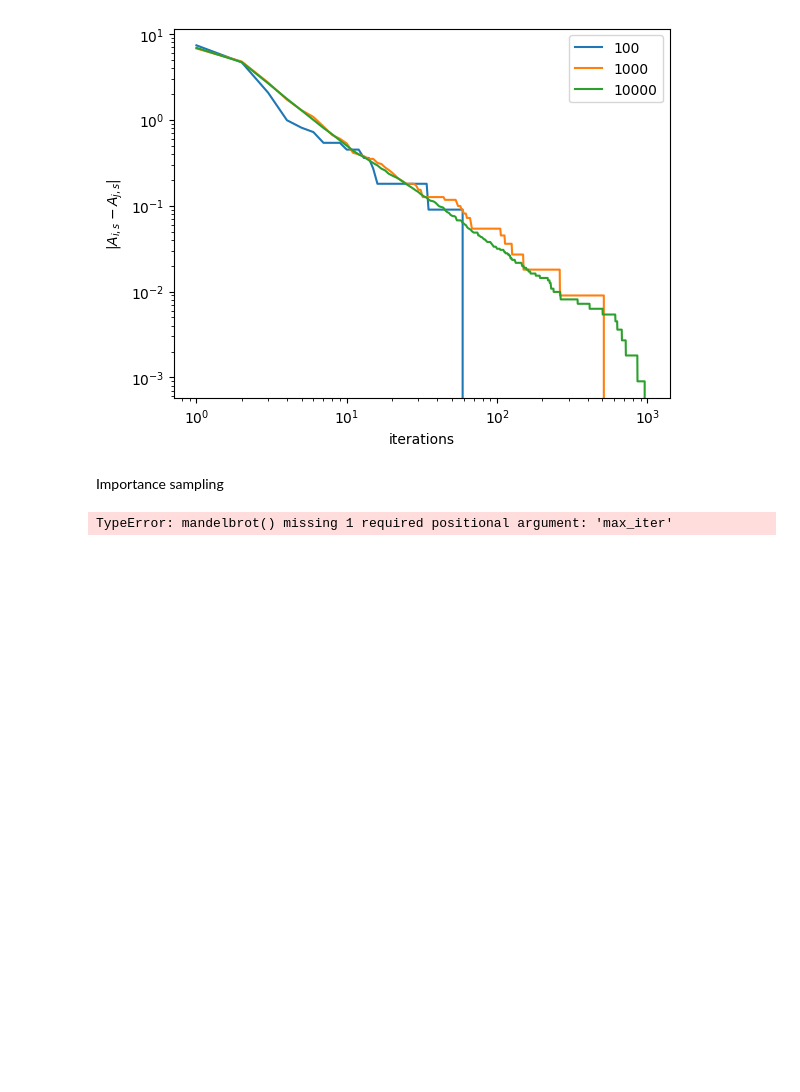
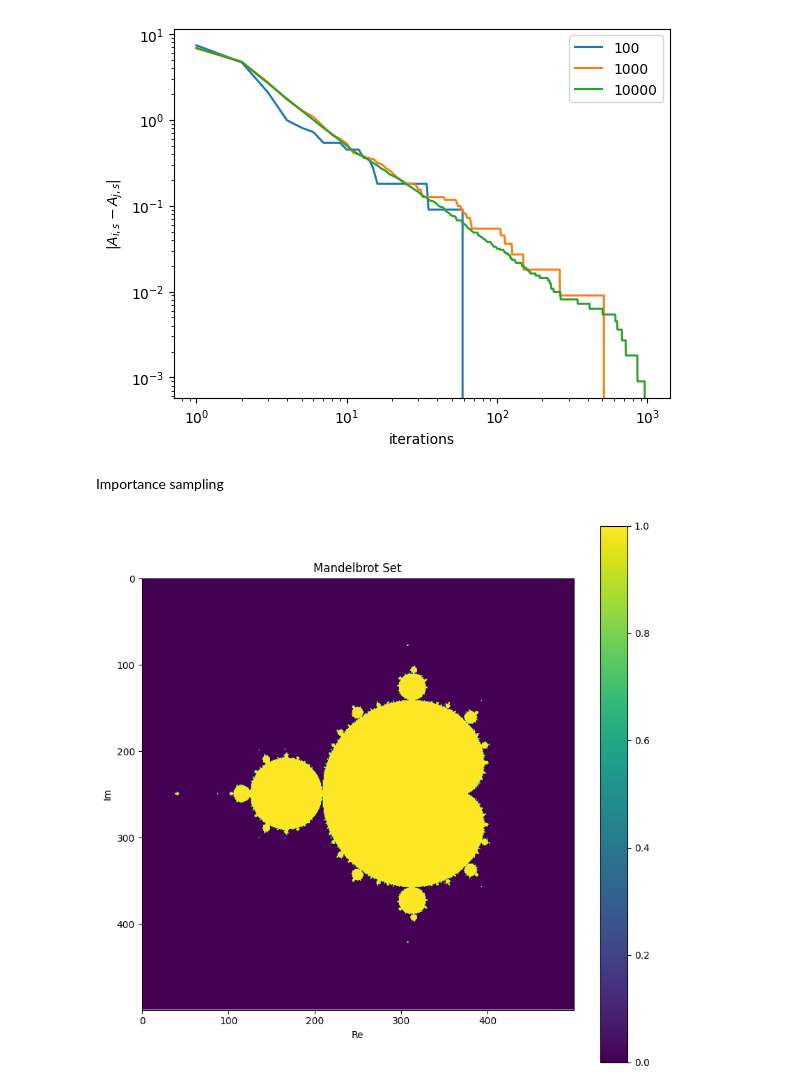
Before and after one commit to matijsv/Stochastic_Simulation_Assignments, a Jupyter notebook: Assignment1/main.ipynb, the cells around one changed output. Cells and saved outputs as stored; diff of their text form; code cells hidden in the pictures; blank space fills up the shorter version.

Commit message:
added seed and more functions for the importance sampling

```diff
--- a/Assignment1/main.ipynb
+++ b/Assignment1/main.ipynb
@@ -248,32 +249,45 @@ plt.show()
 [figure]
 # %% [markdown]
 Importance sampling
-# %%
-# Generate samples using the proposal distribution
-N = 100000  # Number of samples
-max_iter = 1000
-
-real_samples = np.random.uniform(lowerBounds[0], upperBounds[0], N)
-imag_samples = np.random.uniform(lowerBounds[1], upperBounds[1], N)
-samples = real_samples + 1j * imag_samples  # Combine to form complex numbers
-
-# Compute importance weights
-weights = np.array([mandelbrot(c) for c in samples])  # 1 if in Mandelbrot set, 0 otherwise
-
-# Calculate the area of the bounding box
-box_area = (upperBounds[0] - lowerBounds[0]) * (upperBounds[1] - lowerBounds[1])
-
-# Estimate the area of the Mandelbrot set
-mandelbrot_area = box_area * np.mean(weights)
-
-print(f"Estimated Area of the Mandelbrot Set: {mandelbrot_area}")
-
-# Visualize sampled points
-plt.figure(figsize=(10, 6))
-plt.scatter(real_samples, imag_samples, c=weights, cmap='binary', s=0.5, alpha=0.5)
-plt.title("Mandelbrot Set Estimation via Importance Sampling")
-plt.xlabel("Real(c)")
-plt.ylabel("Imag(c)")
-plt.show()
-# %% [output]
-TypeError: mandelbrot() missing 1 required positional argument: 'max_iter'
+# %%
+# create a precomputed map of the Mandelbrot set to identify boundary regions.
+# this is a 2D array of size (width, height) with 1 if the point is in the Mandelbrot set and 0 otherwise
+def precompute_mandelbrot(width, height, max_iter):
+    '''
+    Precomputes the Mandelbrot set at a given resolution and number of iterations.
+
+    Args:
+        width (int):    width of generated image in pixels.
+        height (int):   height of generated image in pixels.
+        max_iter (int): maximum number of iterations to be performed when calculating the set.
+
+    Returns:
+        mandelbrot_set_bool (numpy.ndarray): Array of shape (height, width) containing the Mandelbrot set.
+    '''
+
+    # Set arrays to store the mandelbrot set
+    x, y = np.linspace(lowerBounds[0], upperBounds[0], width), np.linspace(lowerBounds[1], upperBounds[1], height)
+    mandelbrot_set_bool = np.empty((height, width))
+
+    # Calculate the mandelbrot set
+    for i in range(height):
+        for j in range(width):
+            z, _ = mandelbrot(x[j] + 1j * y[i], max_iter)
+            if abs(z) <= 2:
+                mandelbrot_set_bool[i, j] = 1
+            else:
+                mandelbrot_set_bool[i, j] = 0
+
+    return mandelbrot_set_bool
+
+# plot the precomputed Mandelbrot set
+mandelbrot_set_bool = precompute_mandelbrot(500, 500, max_iter)
+plt.figure(figsize=(10, 10))
+plt.imshow(mandelbrot_set_bool)
+plt.colorbar()
+plt.title("Mandelbrot Set")
+plt.xlabel("Re")
+plt.ylabel("Im")
+plt.show()
+# %% [output]
+[figure, added]
```
Also changed, not shown: parts of 5 cells of this notebook.
